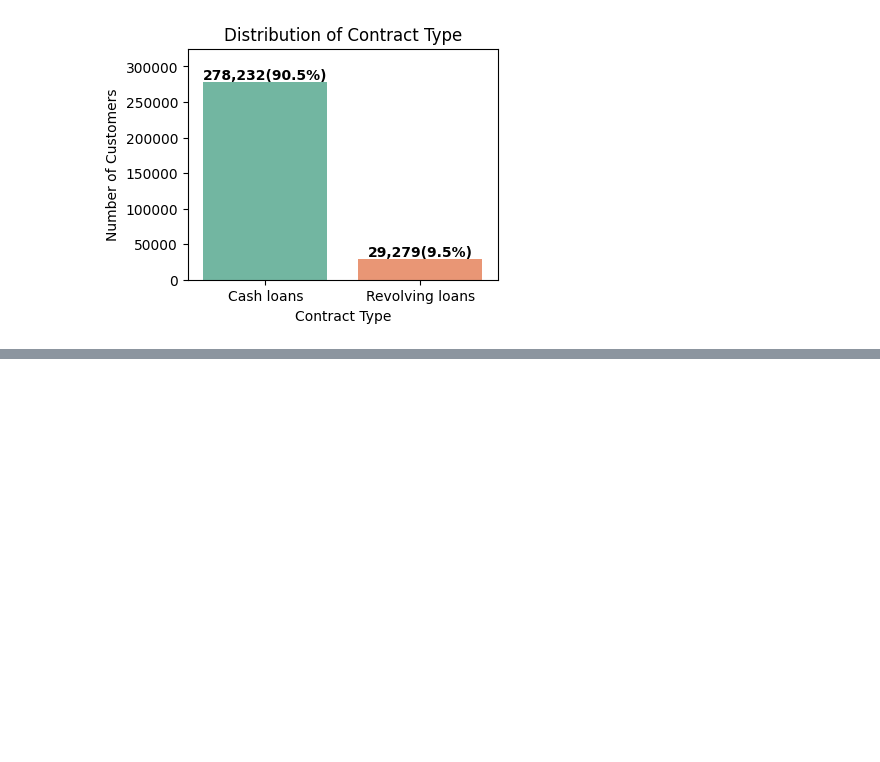
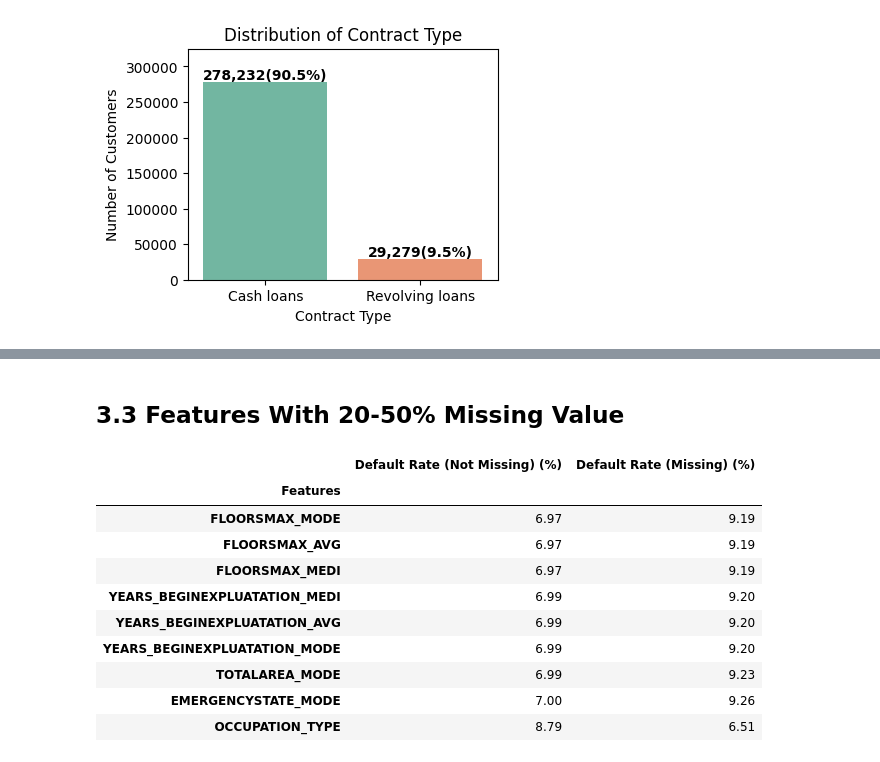
Before and after one commit to oknardo/Home_Credit_Scorecard_Model, a Jupyter notebook: EDA_application_train.ipynb, the cells around one changed output, grey strips where cells are left out. Drawn from its saved outputs; the diff is of its cells as text; code cells hidden in the pictures; blank space fills up the shorter version.

```diff
--- a/EDA_application_train.ipynb
+++ b/EDA_application_train.ipynb
@@ -289,0 +346,46 @@ Name: TARGET, dtype: float64
+# %% [markdown]
+## 3.3 Features With 20-50% Missing Value
+# %%
+# Features with 20%–50% missing values
+medium_missing_features = missing_df.loc[
+    (missing_df['Missing_Percentage'] >= 20) &
+    (missing_df['Missing_Percentage'] <= 50),
+    'Feature'
+].tolist()
+
+
+# Create missing indicator
+for col in medium_missing_features:
+    df_app_train[f'{col}_MISSING'] = df_app_train[col].isnull().astype(int)
+
+
+# Default rate
+medium_missing_analysis = pd.DataFrame({
+    col: df_app_train.groupby(f'{col}_MISSING')['TARGET'].mean()
+    for col in medium_missing_features
+}).T
+
+# Convert ke persen
+medium_missing_analysis = (medium_missing_analysis * 100).round(2)
+
+# Rename columns
+medium_missing_analysis = medium_missing_analysis.rename(columns={
+    0: 'Default Rate (Not Missing) (%)',
+    1: 'Default Rate (Missing) (%)'
+})
+
+# Rename index
+medium_missing_analysis.index.name = 'Features'
+medium_missing_analysis
+# %% [output]
+|  | Default Rate (Not Missing) (%) | Default Rate (Missing) (%) |
+| Features |  |  |
+| FLOORSMAX_MODE | 6.97 | 9.19 |
+| FLOORSMAX_AVG | 6.97 | 9.19 |
+| FLOORSMAX_MEDI | 6.97 | 9.19 |
+| YEARS_BEGINEXPLUATATION_MEDI | 6.99 | 9.20 |
+| YEARS_BEGINEXPLUATATION_AVG | 6.99 | 9.20 |
+| YEARS_BEGINEXPLUATATION_MODE | 6.99 | 9.20 |
+| TOTALAREA_MODE | 6.99 | 9.23 |
+| EMERGENCYSTATE_MODE | 7.00 | 9.26 |
+| OCCUPATION_TYPE | 8.79 | 6.51 |
```
Also changed, not shown: parts of 18 cells of this notebook.
